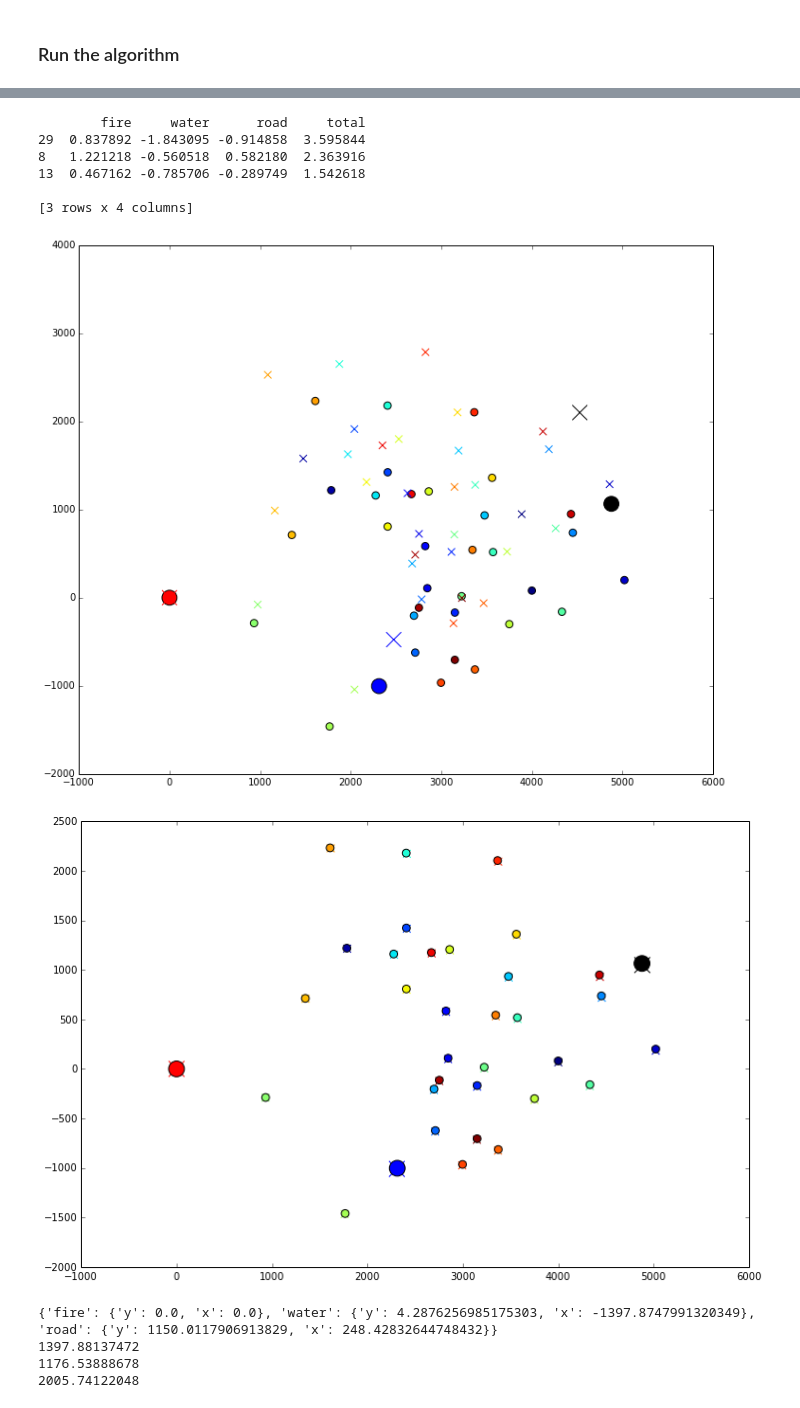
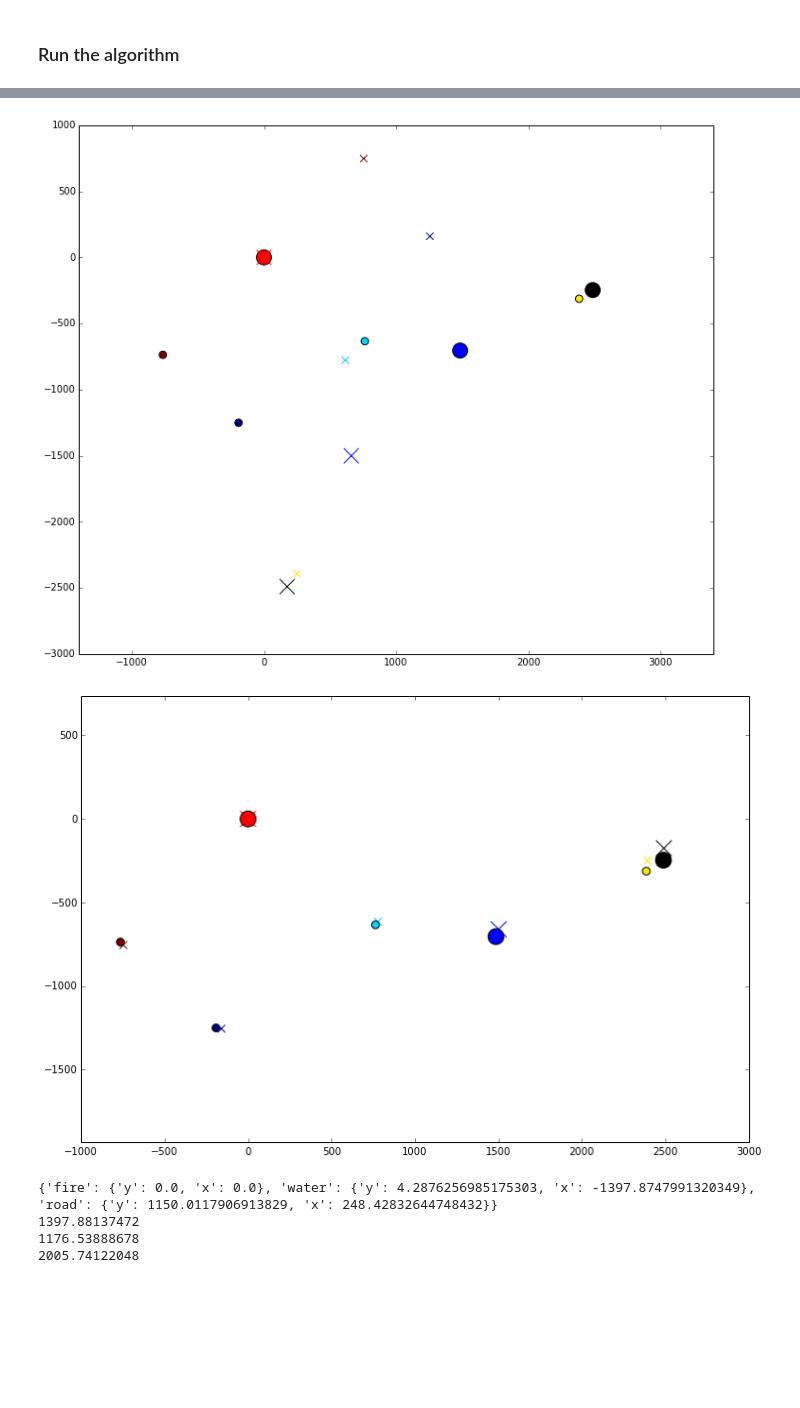
Before and after one commit to Taraxicum/geo_parser, a Jupyter notebook: Geographic Clustering-Test Case.ipynb, the cells around one changed output, grey strips where cells are left out. Cells and saved outputs as stored; diff of their text form; code cells hidden in the pictures; blank space fills up the shorter version.

```diff
--- a/Geographic Clustering-Test Case.ipynb
+++ b/Geographic Clustering-Test Case.ipynb
@@ -199,12 +199,12 @@ def jiggle(indices, points, fixed_points, about='fire', axis='both'):
         elif axis == 'y' or axis == 'both':
             points.loc[index, 'y'] = - points.loc[index, 'y']
 # %%
-def automated_iteration(data, n=1000, alpha=2):
+def automated_iteration(data, n=1000, alpha=2, show_costs=False):
     inc_improvement_threshold = .008 #Relative change in cost at which we wnt to adjust values before continuing
                                     #Probably makes sense for this to be different depending on n
                                     #  but if we are reasonably consistent with n can just hand tune as needed
     cost_threshold = .5  #Cost at which we call it good enough
-    p, fp, costs = iterate_hypothesis(n, df, alpha, show_costs=False)
+    p, fp, costs = iterate_hypothesis(n, df, alpha, None, None, None, show_costs)
     loop_count = 1
     adjust_count = 0
     cost_change = (costs[-2] - costs[-1])/costs[-1]
@@ -217,7 +217,7 @@ def automated_iteration(data, n=1000, alpha=2):
             if cost_change is not None:
                 print "Doing well (change of {:.3f}).  Cost {:.3f}.  Keeping at it.".format(cost_change, costs[-1])
             loop_count += 1
-            p, fp, costs = iterate_hypothesis(n, data, 2, p, fp, show_costs=False)
+            p, fp, costs = iterate_hypothesis(n, data, alpha, p, fp, None, show_costs)
             if costs[-1] <= 1:  #At this point absolute change more compelling than relative change
                 cost_change = (costs[-2] - costs[-1])
             else:
@@ -231,7 +231,7 @@ def automated_iteration(data, n=1000, alpha=2):
         else:
             print "Did not change much ({:.3f}), cost {:.3f} - need to adjust".format(cost_change, costs[-1])
         order = examine_results(data, p, fp)
-        indices = order.sort('total', ascending=False).head(3).index
+        indices = order.sort('total', ascending=False).head(1).index
         if worst_index == indices[0]:
             worst_change_count += 1
         else:
@@ -321,6 +321,8 @@ def rotate(points, fixed_points, angle):
 def compare_plots(true_p, hyp_p, true_fp, hyp_fp, rotation, reflection=None):
     plt.figure(figsize=(12, 8))
     pr, fpr = rotate(hyp_p, hyp_fp, rotation)
+#    maxval = max([max(abs(fpr)), max(abs(pr))
+    plt.axis('equal')
     # negative x-values to make a reflection over the y-axis
     if reflection is not None and reflection.lower() == 'y':
         pr[:,0] = -pr[:,0]
@@ -345,6 +394,6 @@ fixed_points = {'fire': {'x': vals[0], 'y': vals[1]}, 'water': {'x': vals[2], 'y
                 'road': {'x': vals[4], 'y': vals[5]}}
 df = find_distances(points, fixed_points)
 # %%
-p, fp, costs = automated_iteration(df, n=1000)
+p, fp, costs = automated_iteration(df, n=1000, alpha=.5)
 # %% [output]
 initializing points
@@ -359,13 +406,3 @@ Adjustment count 3
-# %%
-order = examine_results(df, p, fp)
-print order.sort('total', ascending=False).head(3)
-# %% [output]
-        fire     water      road     total
-29  0.837892 -1.843095 -0.914858  3.595844
-8   1.221218 -0.560518  0.582180  2.363916
-13  0.467162 -0.785706 -0.289749  1.542618
-
-[3 rows x 4 columns]
 # %%
 #Recenter for ease of comparing plots
 recenter(fixed_points, points, -fixed_points['fire']['x'], -fixed_points['fire']['y'])
@@ -373,13 +410,14 @@ recenter(fp, p, -fp['fire']['x'], -fp['fire']['y'])
 # %%
 #Circles are original points, Xs are hypothesized points.
 plt.figure(figsize=(12,10))
+plt.axis('equal')
 plot_results(points, p, fixed_points, fp)
 # %% [output]
-[figure, old version]
+[figure, new version]
 # %%
-compare_plots(points, p, fixed_points, fp, -.85*np.pi/12, "")
+compare_plots(points, p, fixed_points, fp, 3.*np.pi/6 + np.pi, "y")
 # %% [output]
-[figure, old version]
+[figure, new version]
 # %%
 print fp
 print np.sqrt((fp['fire']['x'] - fp['water']['x'])**2 + (fp['fire']['y'] - fp['water']['y'])**2)
```
Also changed, not shown: parts of 3 cells of this notebook.
